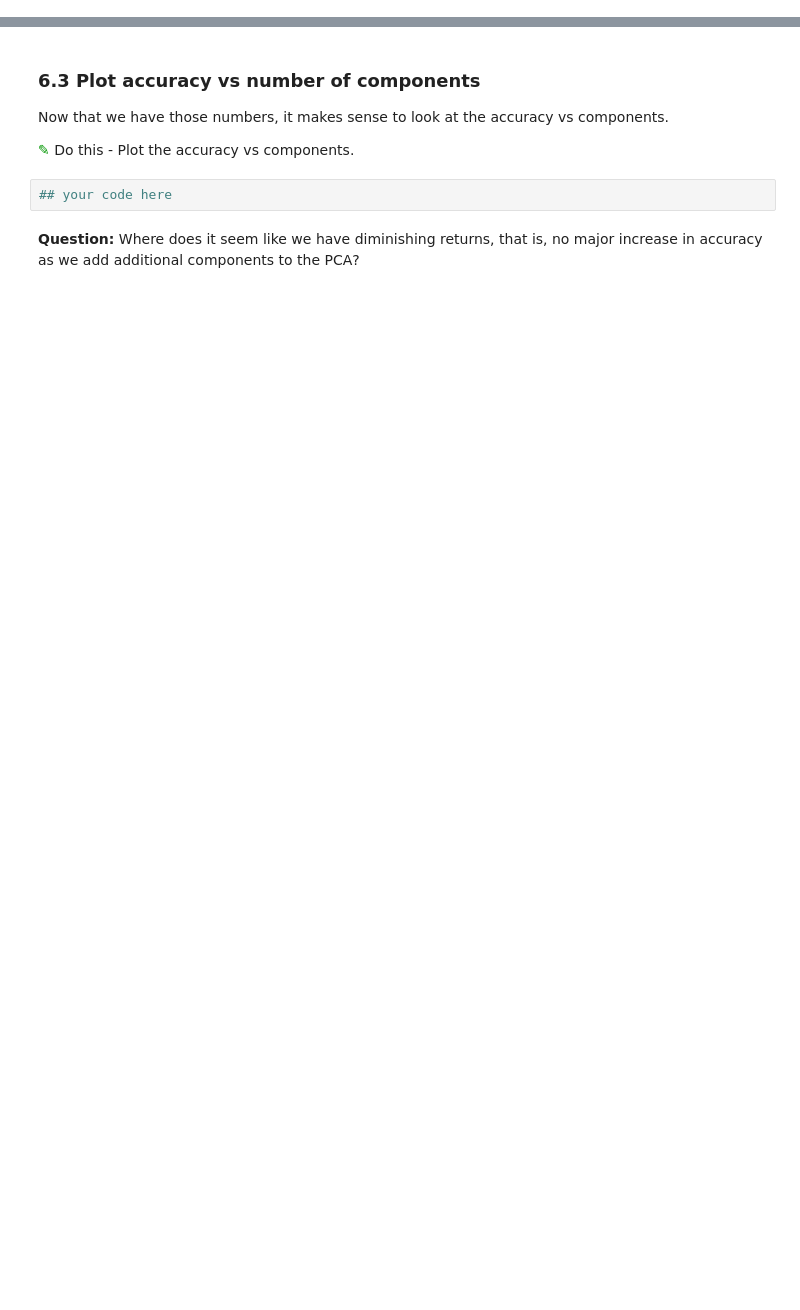
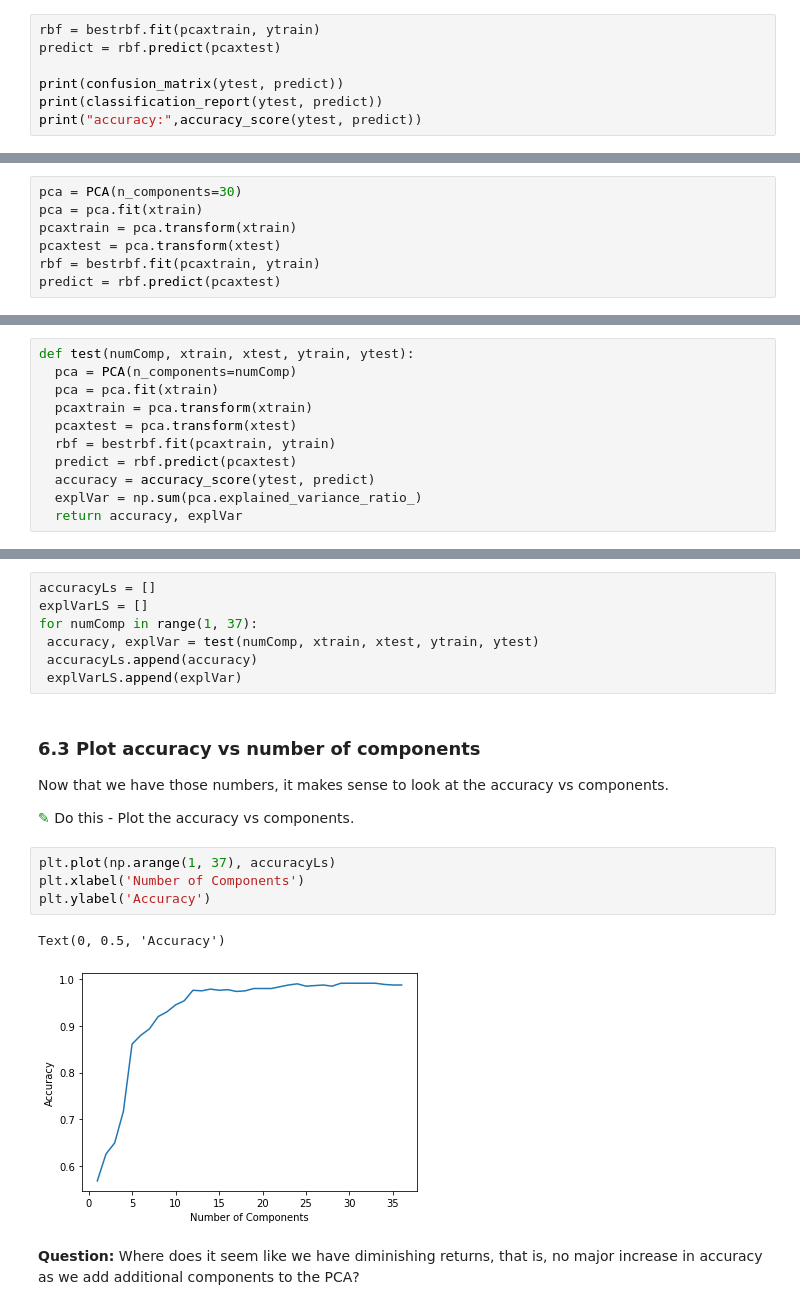
Before and after one commit to BergBrae/cmse202-f20-turnin, a Jupyter notebook: Homework4_SVM_and_PCA_STUDENT.ipynb, the cells around one changed output, grey strips where cells are left out. Cells and saved outputs as stored; diff of their text form; blank space fills up the shorter version.

```diff
--- a/Homework4_SVM_and_PCA_STUDENT.ipynb
+++ b/Homework4_SVM_and_PCA_STUDENT.ipynb
@@ -183,0 +294,7 @@ Using the pca transformed features, we will train and test an SVC model using th
+# %%
+rbf = bestrbf.fit(pcaxtrain, ytrain)
+predict = rbf.predict(pcaxtest)
+
+print(confusion_matrix(ytest, predict))
+print(classification_report(ytest, predict))
+print("accuracy:",accuracy_score(ytest, predict))
@@ -195,0 +324,7 @@ You probably found that the model with 4 features didn't work so well. What if w
+# %%
+pca = PCA(n_components=30)
+pca = pca.fit(xtrain)
+pcaxtrain = pca.transform(xtrain)
+pcaxtest = pca.transform(xtest)
+rbf = bestrbf.fit(pcaxtrain, ytrain)
+predict = rbf.predict(pcaxtest)
@@ -219,3 +375,14 @@ and it will return the accuracy scores for an SVC model fit to pca transformed f
+# %%
+def test(numComp, xtrain, xtest, ytrain, ytest):
+  pca = PCA(n_components=numComp)
+  pca = pca.fit(xtrain)
+  pcaxtrain = pca.transform(xtrain)
+  pcaxtest = pca.transform(xtest)
+  rbf = bestrbf.fit(pcaxtrain, ytrain)
+  predict = rbf.predict(pcaxtest)
+  accuracy = accuracy_score(ytest, predict)
+  explVar = np.sum(pca.explained_variance_ratio_)
+  return accuracy, explVar
 # %% [markdown]
 ### 6.2 Compute accuracies
 
@@ -227,11 +392,23 @@ Now that you have created a function that returns the accuracy for a given numbe
+# %%
+accuracyLs = []
+explVarLS = []
+for numComp in range(1, 37):
+ accuracy, explVar = test(numComp, xtrain, xtest, ytrain, ytest)
+ accuracyLs.append(accuracy)
+ explVarLS.append(explVar)
 # %% [markdown]
 ### 6.3 Plot accuracy vs number of components
 
 Now that we have those numbers, it makes sense to look at the accuracy vs components.
 
 <font size=8 color="#009600">&#9998;</font> Do this - Plot the accuracy vs components.
-# %%
-## your code here
+# %%
+plt.plot(np.arange(1, 37), accuracyLs)
+plt.xlabel('Number of Components')
+plt.ylabel('Accuracy')
+# %% [output]
+Text(0, 0.5, 'Accuracy')
+[figure, added]
 # %% [markdown]
 **Question:** Where does it seem like we have diminishing returns, that is, no major increase in accuracy as we add additional components to the PCA?
 # %% [markdown]
```
Also changed, not shown: parts of 43 cells of this notebook.
